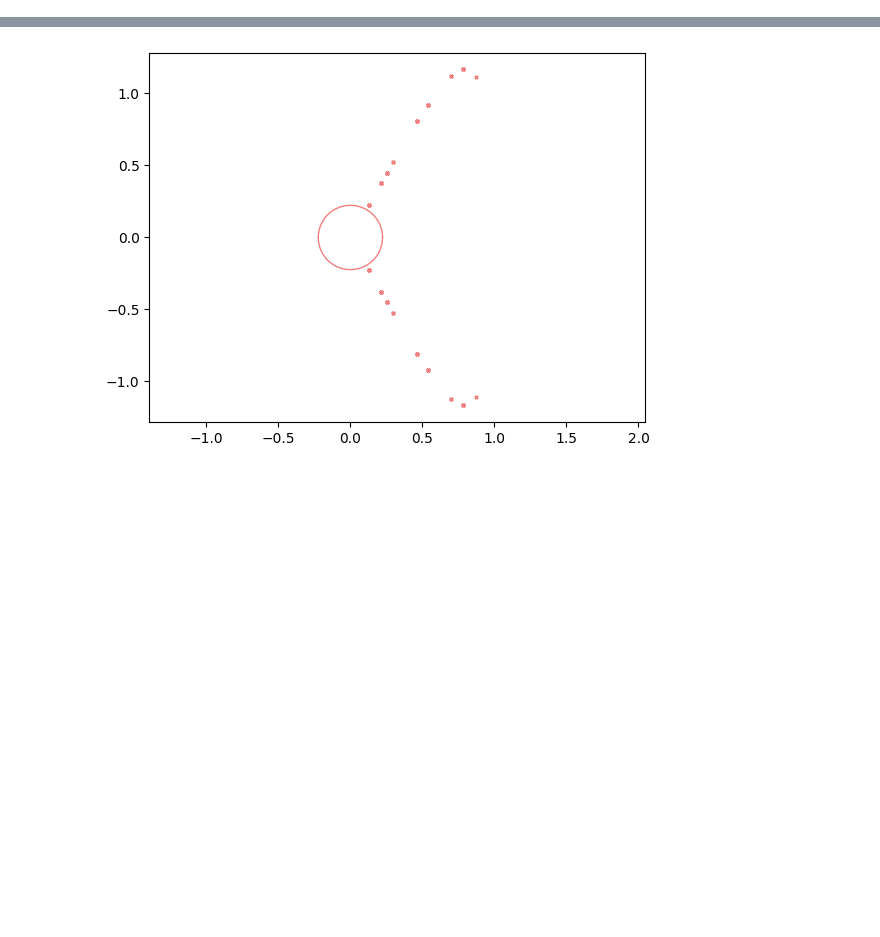
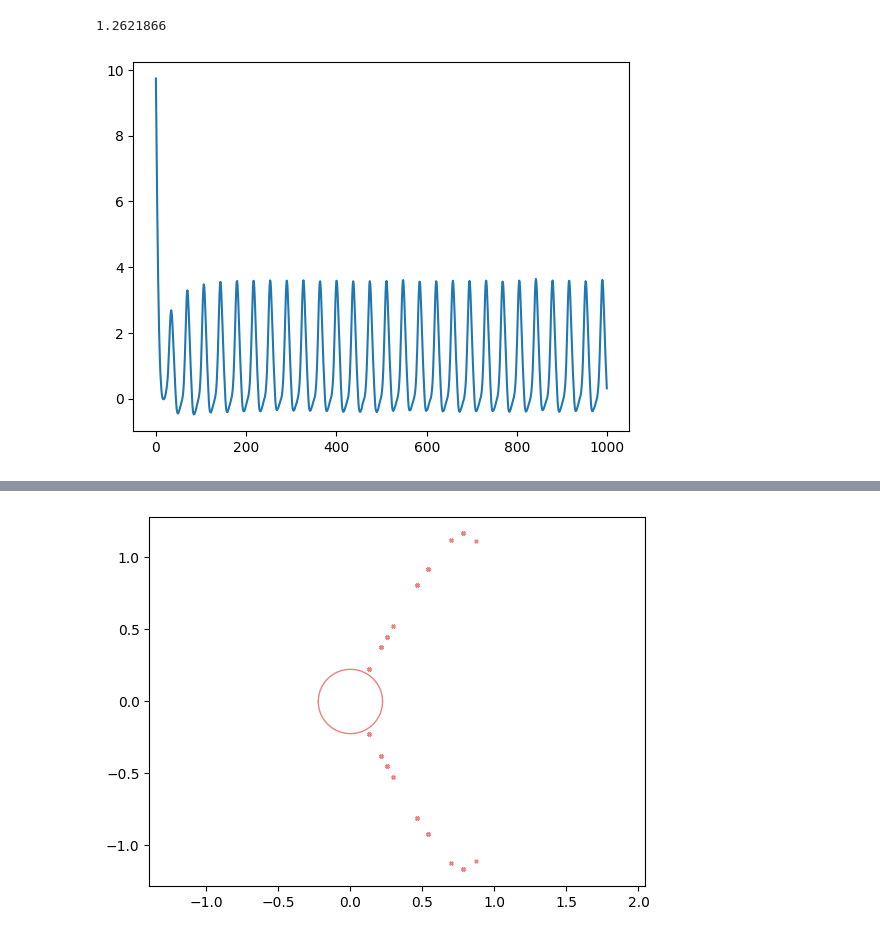
Before and after one commit to huang-yh20/spatial-linear-project, a Jupyter notebook: code/artfigs_NC/debug.ipynb, the cells around one changed output, grey strips where cells are left out. Cells and saved outputs as stored; diff of their text form; code cells hidden in the pictures; blank space fills up the shorter version.

```diff
--- a/code/artfigs_NC/debug.ipynb
+++ b/code/artfigs_NC/debug.ipynb
@@ -19,3 +19,10 @@ from dyn_ultis import *
 from spatial_ultis import *
 from artfigs_NC_params import *
 from artfigs_NC_ultis import *
+# %%
+record_x = np.load(r"../../data/artfigs_NC_"+'homo_d_II_g_bar_II_thres_L'+'_'+str(0)+'_'+str(4)+'_'+str(0)+r'.npy')
+plt.plot(record_x[:,2000])
+print(np.mean(record_x[500::,:]))
+# %% [output]
+1.2621866
+[figure, added]
```
Also changed, not shown: parts of 7 cells of this notebook, 22 other files.
